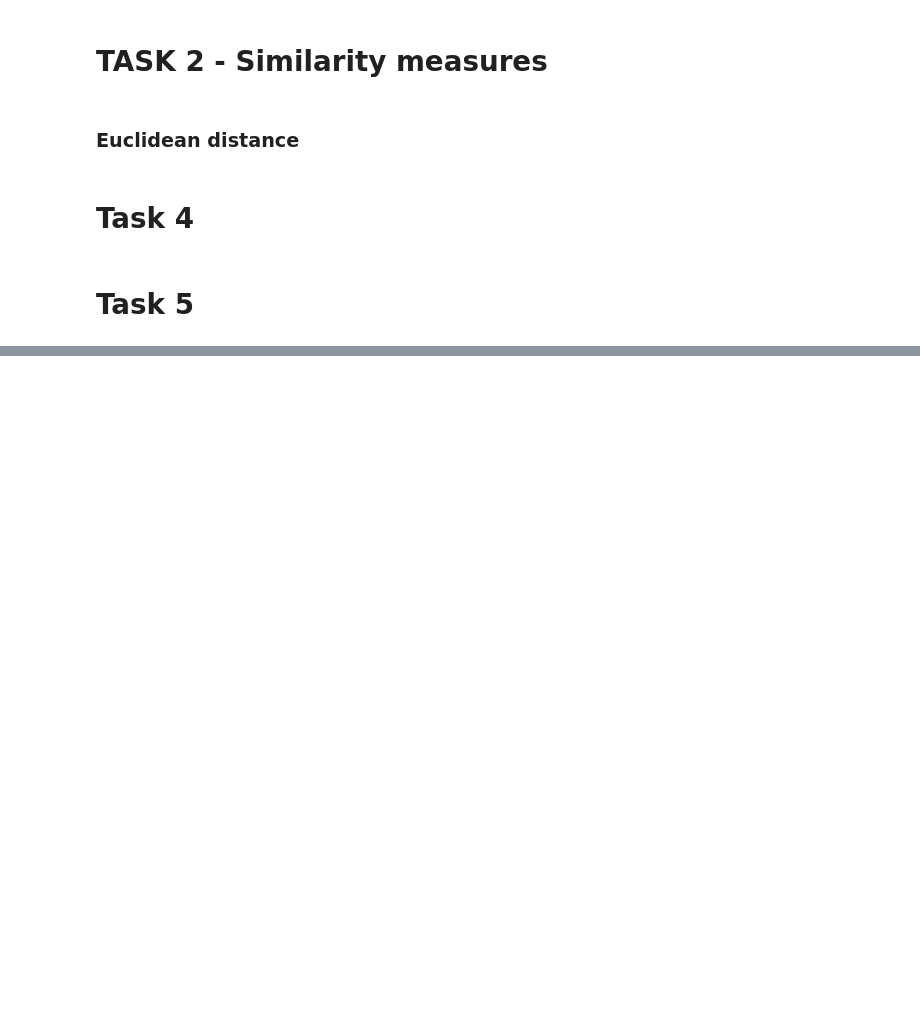
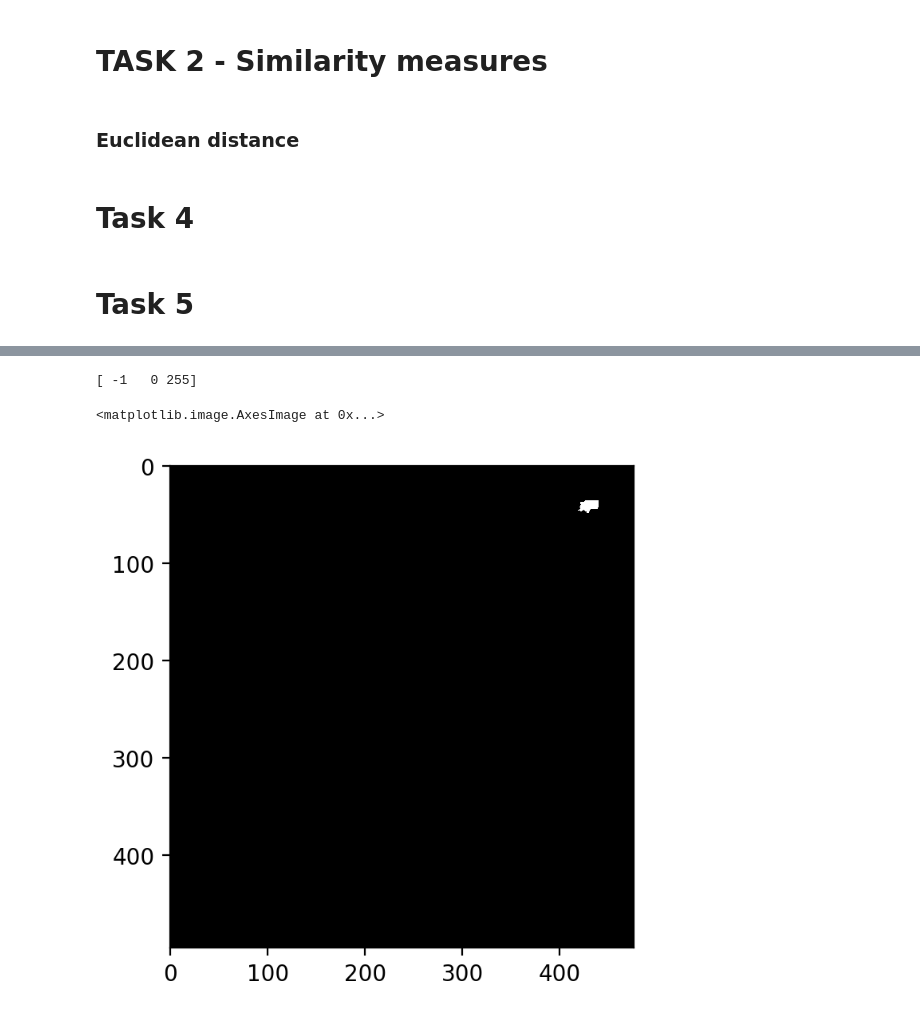
Before and after one commit to MCV-2019-M1-Project/Team7, a Jupyter notebook: Week1_code.ipynb, the cells around one changed output, grey strips where cells are left out. Cells and saved outputs as stored; diff of their text form; code cells hidden in the pictures; blank space fills up the shorter version.

```diff
--- a/Week1_code.ipynb
+++ b/Week1_code.ipynb
@@ -225,0 +226,56 @@ plt.imshow(thresh)
+# %%
+query_img2 = cv2.imread('./qsd2_w1/00025.jpg')
+gray = cv2.cvtColor(query_img2, cv2.COLOR_BGR2GRAY)
+
+ret, thresh = cv2.threshold(gray,0,255,cv2.THRESH_BINARY_INV+cv2.THRESH_OTSU)
+
+# noise removal
+kernel = np.ones((3,3),np.uint8)
+opening = cv2.morphologyEx(thresh,cv2.MORPH_OPEN,kernel, iterations = 2)
+
+# sure background area
+sure_bg = cv2.dilate(opening,kernel,iterations=3) #Fals. El sure
+
+
+# Finding sure foreground area
+dist_transform = cv2.distanceTransform(opening,cv2.DIST_L2,3)
+ret, sure_fg = cv2.threshold(dist_transform,0.6*dist_transform.max(),255,0)
+
+
+
+# Finding unknown region
+sure_fg = np.uint8(sure_fg)
+unknown = cv2.subtract(sure_bg,sure_fg)
+
+# Marker labelling
+ret, markers = cv2.connectedComponents(sure_fg)
+
+markers[sure_fg != 0] = 200
+
+markers[0:35,:] = 100
+sure_fg[0:35,:] = 100
+markers[len(markers)-36:len(markers)-1,:] = 100
+sure_fg[len(markers)-36:len(markers)-1,:] = 100
+markers[:,0:35] = 100
+sure_fg[:,0:35] = 100
+markers[:,len(markers[0,:])-36:len(markers[0,:])-1] = 100
+sure_fg[:,len(markers[0,:])-36:len(markers[0,:])-1] = 100
+
+# Add one to all labels so that sure background is not 0, but 1
+markers = markers+1
+
+# Now, mark the region of unknown with zero
+markers[sure_fg == 0] = 0
+
+markersres = cv2.watershed(query_img2,markers)
+
+markersres[markersres == 201] = 255
+markersres[markersres == 101] = 0
+
+print(np.unique(markersres))
+
+plt.imshow(markersres)
+# %% [output]
+[ -1   0 255]
+<matplotlib.image.AxesImage at 0x...>
+[figure, added]
```
Also changed, not shown: parts of 6 cells of this notebook.
